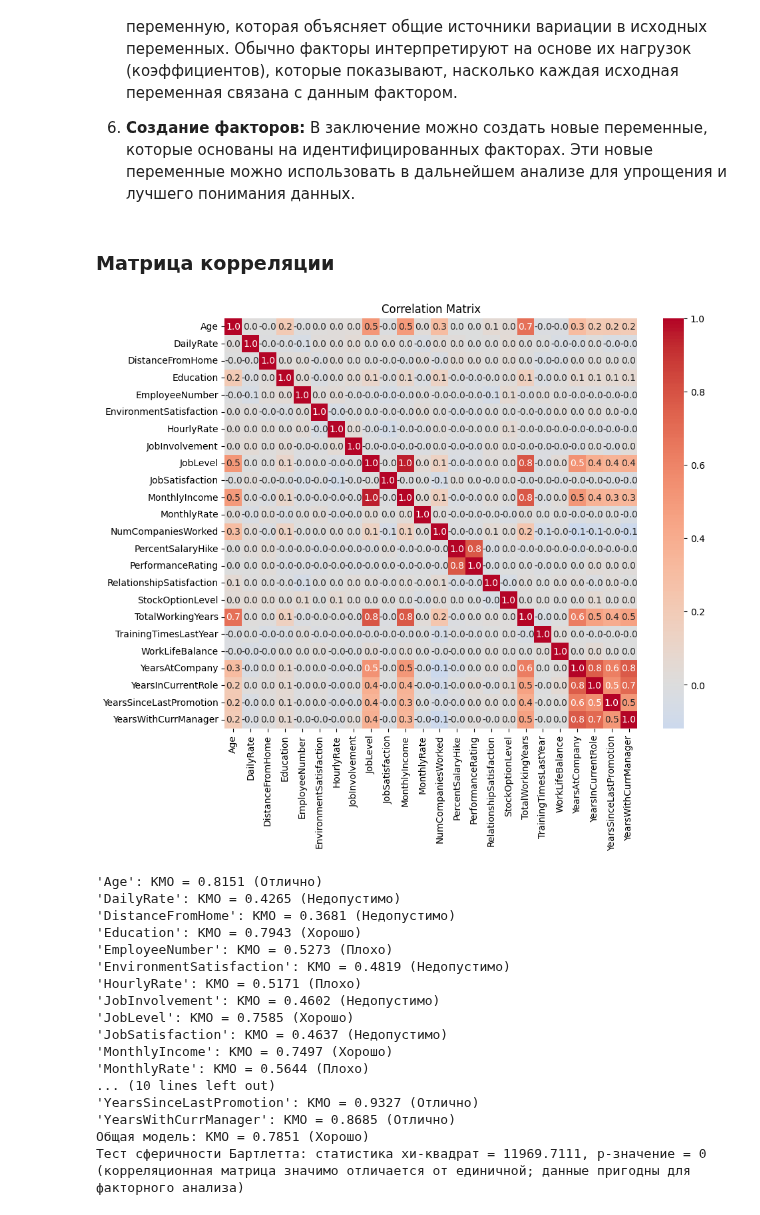
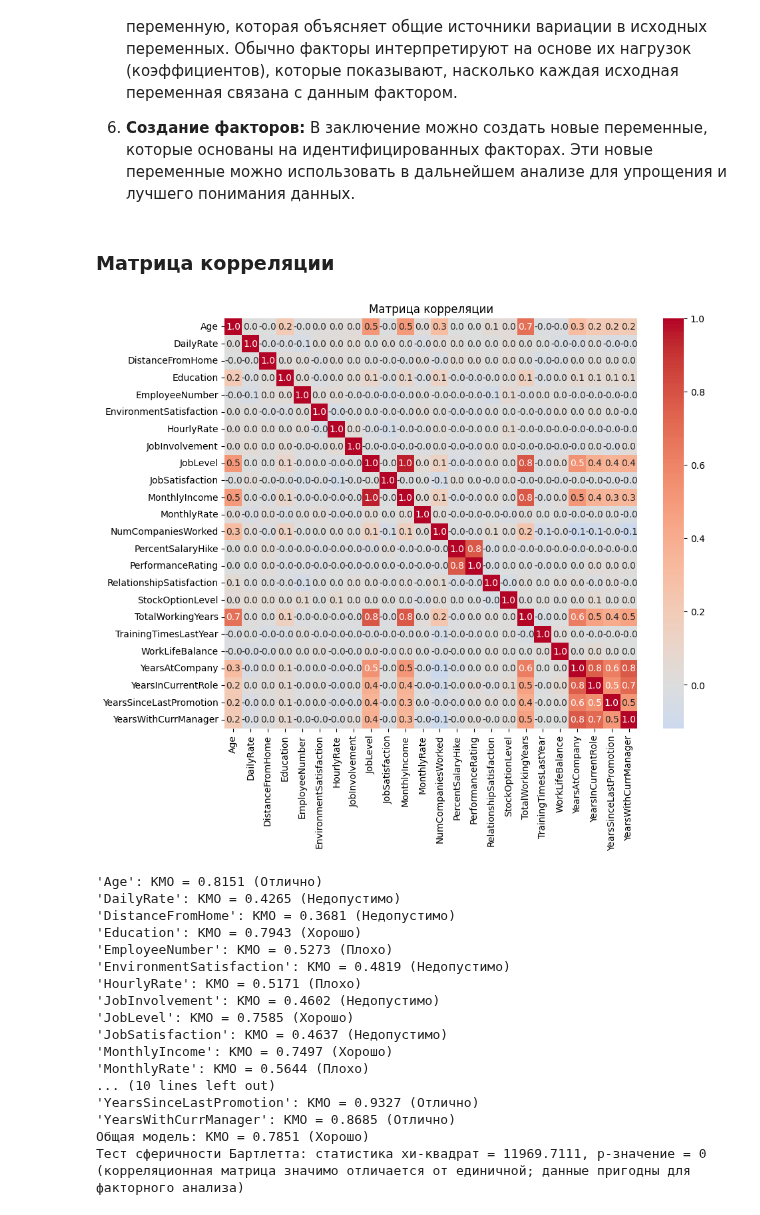
Before and after one commit to funcid/data-science, a Jupyter notebook: mathematical-modeling-and-data-analysis/Факторный анализ.ipynb, the cells around one changed output. Cells and saved outputs as stored; diff of their text form; code cells hidden in the pictures.

```diff
--- a/mathematical-modeling-and-data-analysis/Факторный анализ.ipynb
+++ b/mathematical-modeling-and-data-analysis/Факторный анализ.ipynb
@@ -23,8 +23,8 @@
 </br>
 
 6. **Создание факторов:** В заключение можно создать новые переменные, которые основаны на идентифицированных факторах. Эти новые переменные можно использовать в дальнейшем анализе для упрощения и лучшего понимания данных.
-# %% [markdown]
-### Матрица корреляции
+# %% [markdown]
+### Матрица корреляции
 # %%
 import pandas as pd
 import numpy as np
@@ -53,7 +53,7 @@ correlation_matrix = df_numeric_short.corr()
 # Визуализация матрицы корреляций с округлением до одного символа после запятой
 plt.figure(figsize=(10, 8))
 sns.heatmap(correlation_matrix, annot=True, fmt=".1f", cmap='coolwarm', center=0)
-plt.title('Correlation Matrix')
+plt.title('Матрица корреляции')
 plt.show()
 
 # Подсчёт KMO и тест сферичности Бартлетта
@@ -67,34 +67,34 @@ def interpret_kmo(kmo_all, kmo_model, column_names):
             quality = "Отлично"
         elif kmo >= 0.7:
             quality = "Хорошо"
         elif kmo >= 0.6:
             quality = "Средне"
         elif kmo >= 0.5:
             quality = "Плохо"
         else:
             quality = "Недопустимо"
         interpretation.append(f"'{name}': KMO = {kmo:.4f} ({quality})")
 
     overall_quality = "Отлично" if kmo_model >= 0.8 else "Хорошо" if kmo_model >= 0.7 else "Средне" if kmo_model >= 0.6 else "Плохо" if kmo_model >= 0.5 else "Недопустимо"
     interpretation.append(f"Общая модель: KMO = {kmo_model:.4f} ({overall_quality})")
 
     return "\n".join(interpretation)
 
 def interpret_bartlett(chi_square_value, p_value):
     if p_value < 0.05:
         return f"Тест сферичности Бартлетта: статистика хи-квадрат = {chi_square_value:.4f}, p-значение = {p_value:.4g} (корреляционная матрица значимо отличается от единичной; данные пригодны для факторного анализа)"
     else:
         return f"Тест сферичности Бартлетта: статистика хи-квадрат = {chi_square_value:.4f}, p-значение = {p_value:.4g} (нет достаточных доказательств, что корреляционная матрица отличается от единичной; данные могут быть не пригодны для факторного анализа)"
 
 # Интерпретация результатов
 column_names = df_numeric_short.columns
 kmo_interpretation = interpret_kmo(kmo_all, kmo_model, column_names)
 bartlett_interpretation = interpret_bartlett(chi_square_value, p_value)
 
 print(kmo_interpretation)
 print(bartlett_interpretation)
 # %% [output]
-[figure, old version]
+[figure, new version]
 'Age': KMO = 0.8151 (Отлично)
 'DailyRate': KMO = 0.4265 (Недопустимо)
 'DistanceFromHome': KMO = 0.3681 (Недопустимо)
```
Also changed, not shown: parts of 4 cells of this notebook.
